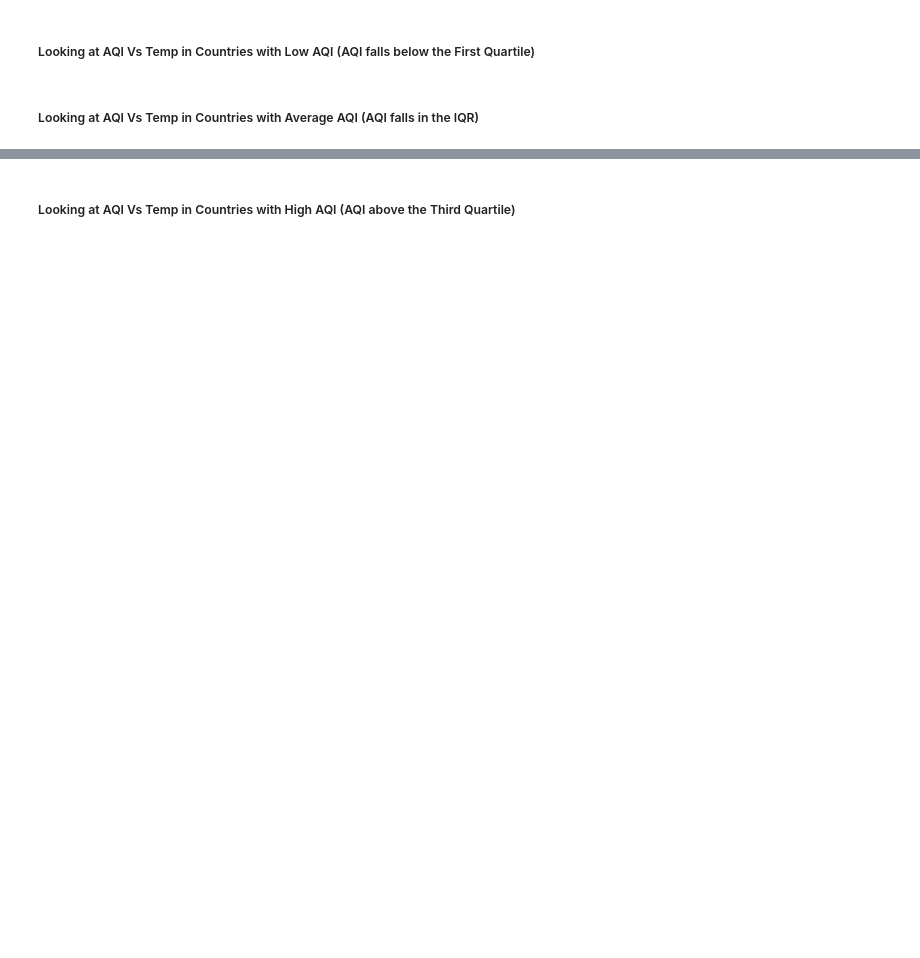
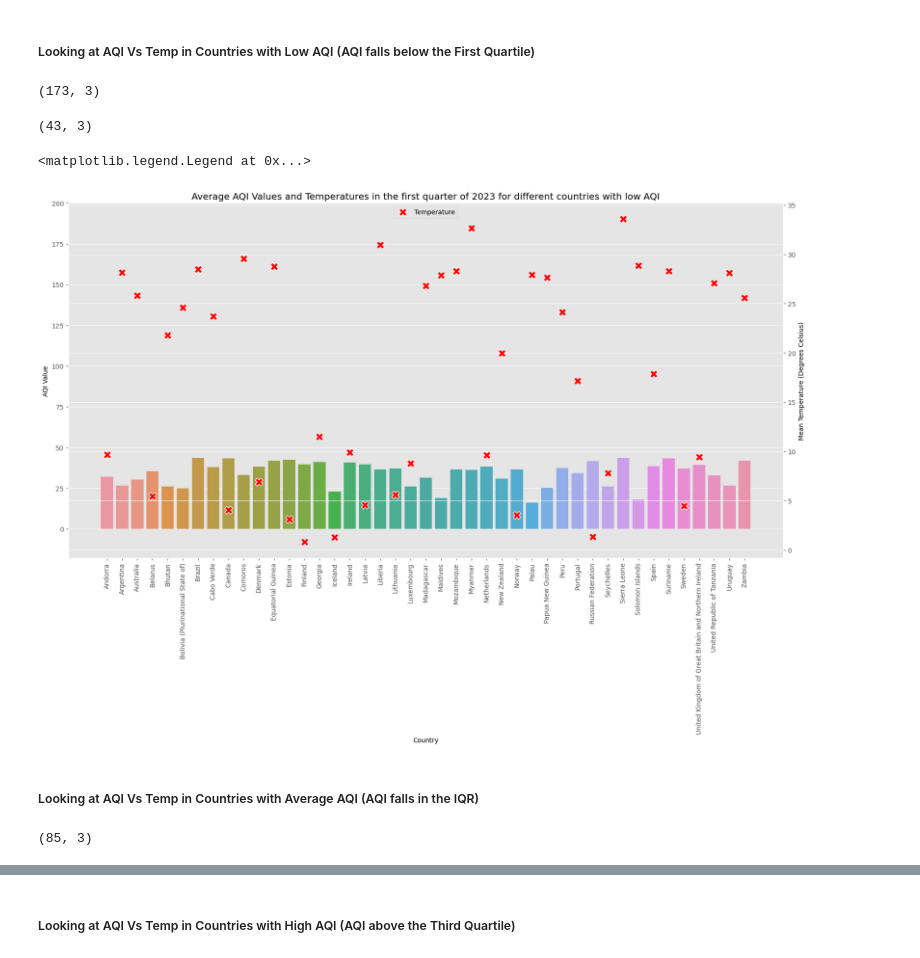
Before and after one commit to EirfatChoudhury/AQIVsTempContinued, a Jupyter notebook: data-analysis/AQIvsTemp.ipynb, the cells around one changed output, grey strips where cells are left out. Cells and saved outputs as stored; diff of their text form; code cells hidden in the pictures; blank space fills up the shorter version.

```diff
--- a/data-analysis/AQIvsTemp.ipynb
+++ b/data-analysis/AQIvsTemp.ipynb
@@ -251,4 +254,33 @@ Country_Vs_AQI_Temp = sns.scatterplot(data=AQI_COUNTRY_TEMP, x="Country", y="Mea
 # %% [markdown]
 ##### Looking at AQI Vs Temp in Countries with Low AQI (AQI falls below the First Quartile)
+# %%
+AQI_median = AQI_COUNTRY_TEMP["AQI Value"].median()
+AQI_Q1 = AQI_COUNTRY_TEMP["AQI Value"].quantile(0.25)
+AQI_Q3 = AQI_COUNTRY_TEMP["AQI Value"].quantile(0.75)
+AQI_COUNTRY_TEMP.shape
+# %% [output]
+(173, 3)
+# %%
+LOW_AQI_COUNTRY_TEMP = AQI_COUNTRY_TEMP[AQI_COUNTRY_TEMP["AQI Value"] < AQI_Q1]
+LOW_AQI_COUNTRY_TEMP.shape
+# %% [output]
+(43, 3)
+# %%
+plt.figure(figsize=(20, 10))
+Country_Vs_LowAQI = sns.barplot(data=LOW_AQI_COUNTRY_TEMP, x="Country", y="AQI Value")
+Country_Vs_LowAQI.set_xticklabels(Country_Vs_LowAQI.get_xticklabels(), rotation=90)
+Country_Vs_LowAQI.set(ylim=(-18, 200))
+ax2 = Country_Vs_LowAQI.twinx()
+Country_Vs_LowAQI_Temp = sns.scatterplot(data=LOW_AQI_COUNTRY_TEMP, x="Country", y="Mean Temperature (Degrees Celsius)", ax=ax2, color="red", s=150, marker="X")
+Country_Vs_LowAQI_Temp.set(title="Average AQI Values and Temperatures in the first quarter of 2023 for different countries with low AQI")
+Country_Vs_LowAQI_Temp.legend(labels=["Temperature"], loc = 9)
+# %% [output]
+<matplotlib.legend.Legend at 0x...>
+[figure, added]
 # %% [markdown]
 ##### Looking at AQI Vs Temp in Countries with Average AQI (AQI falls in the IQR)
+# %%
+MED_AQI_COUNTRY_TEMP = AQI_COUNTRY_TEMP[(AQI_COUNTRY_TEMP["AQI Value"] > AQI_Q1) & (AQI_COUNTRY_TEMP["AQI Value"] < AQI_Q3)]
+MED_AQI_COUNTRY_TEMP.shape
+# %% [output]
+(85, 3)
```
Also changed, not shown: parts of 4 cells of this notebook.
